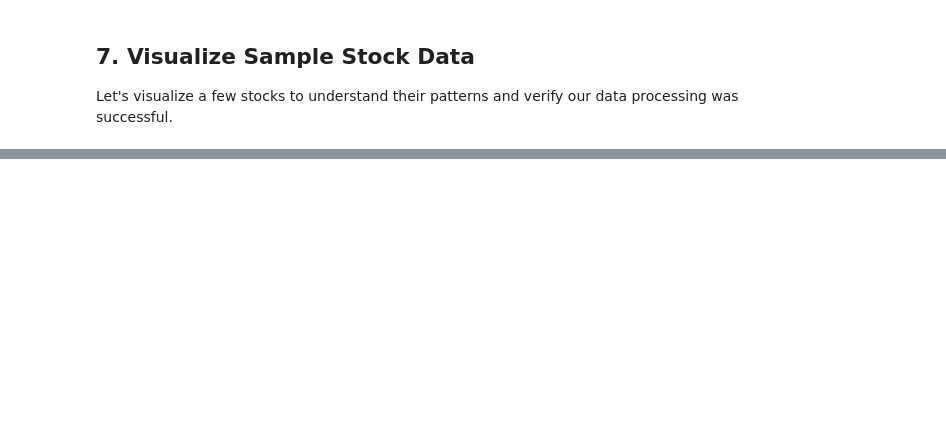
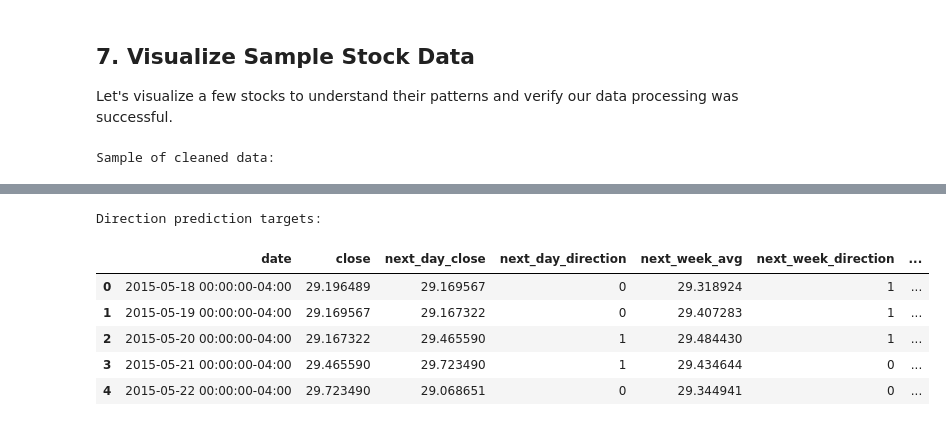
Before and after one commit to ABDERRAHMANE2303/Stock-Market-Predictor, a Jupyter notebook: ml/preparation/data_fetching_cleaning.ipynb, the cells around one changed output, grey strips where cells are left out. Cells and saved outputs as stored; diff of their text form; code cells hidden in the pictures; blank space fills up the shorter version.

```diff
--- a/ml/preparation/data_fetching_cleaning.ipynb
+++ b/ml/preparation/data_fetching_cleaning.ipynb
@@ -336,8 +393,8 @@ print(f"Fetching data from {start_date.strftime('%Y-%m-%d')} to {end_date.strfti
 # Process each stock
 results = {}
 
-for ticker in stocks:
-    print(f"Processing {ticker}...")
+for ticker in tqdm(stocks, desc="Processing stocks"):
+    print(f"\nProcessing {ticker}...")
 
     # Fetch data
     df = fetch_stock_data(ticker, start_date, end_date)
@@ -354,9 +411,19 @@ for ticker in stocks:
             output_file = os.path.join(output_dir, f"{ticker}.csv")
             cleaned_df.to_csv(output_file, index=False)
             print(f"Saved cleaned data to {output_file}")
+
+            # Print class distribution for direction prediction
+            day_up_pct = 100 * cleaned_df['next_day_direction'].mean()
+            week_up_pct = 100 * cleaned_df['next_week_direction'].mean()
+            month_up_pct = 100 * cleaned_df['next_month_direction'].mean()
+
+            print(f"Direction prediction class distribution:")
+            print(f"  - Next day: {day_up_pct:.1f}% Up, {100-day_up_pct:.1f}% Down")
+            print(f"  - Next week: {week_up_pct:.1f}% Up, {100-week_up_pct:.1f}% Down")
+            print(f"  - Next month: {month_up_pct:.1f}% Up, {100-month_up_pct:.1f}% Down")
         else:
             print(f"No clean data available for {ticker} after processing")
     else:
         print(f"Skipping {ticker} due to data fetch issues")
 
-print(f"Successfully processed {len(results)} out of {len(stocks)} stocks")
+print(f"\nSuccessfully processed {len(results)} out of {len(stocks)} stocks")
@@ -394,0 +453,17 @@ for ticker in sample_stocks:
+# %%
+# Check a sample of the cleaned data
+sample_file = os.path.join(output_dir, "AAPL.csv")
+if os.path.exists(sample_file):
+    df = pd.read_csv(sample_file)
+    print("Sample of cleaned data:")
+    display(df.head(2))
+
+    # Display direction prediction targets
+    direction_cols = ['date', 'close', 'next_day_close', 'next_day_direction',
+                      'next_week_avg', 'next_week_direction',
+                      'next_month_avg', 'next_month_direction']
+
+    print("\nDirection prediction targets:")
+    display(df[direction_cols].head(5))
+# %% [output]
+Sample of cleaned data:
@@ -394,0 +473,7 @@ for ticker in sample_stocks:
+Direction prediction targets:
+|  | date | close | next_day_close | next_day_direction | next_week_avg | next_week_direction | ... |
+| 0 | 2015-05-18 00:00:00-04:00 | 29.196489 | 29.169567 | 0 | 29.318924 | 1 | ... |
+| 1 | 2015-05-19 00:00:00-04:00 | 29.169567 | 29.167322 | 0 | 29.407283 | 1 | ... |
+| 2 | 2015-05-20 00:00:00-04:00 | 29.167322 | 29.465590 | 1 | 29.484430 | 1 | ... |
+| 3 | 2015-05-21 00:00:00-04:00 | 29.465590 | 29.723490 | 1 | 29.434644 | 0 | ... |
+| 4 | 2015-05-22 00:00:00-04:00 | 29.723490 | 29.068651 | 0 | 29.344941 | 0 | ... |
```
Also changed, not shown: parts of 17 cells of this notebook, 23 other files.
